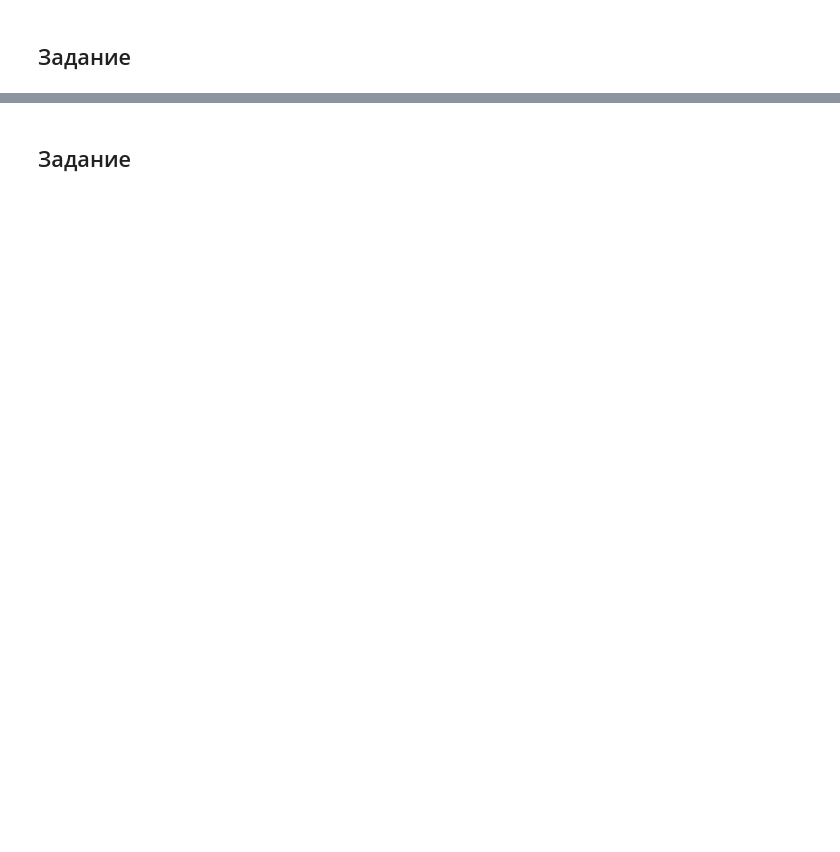
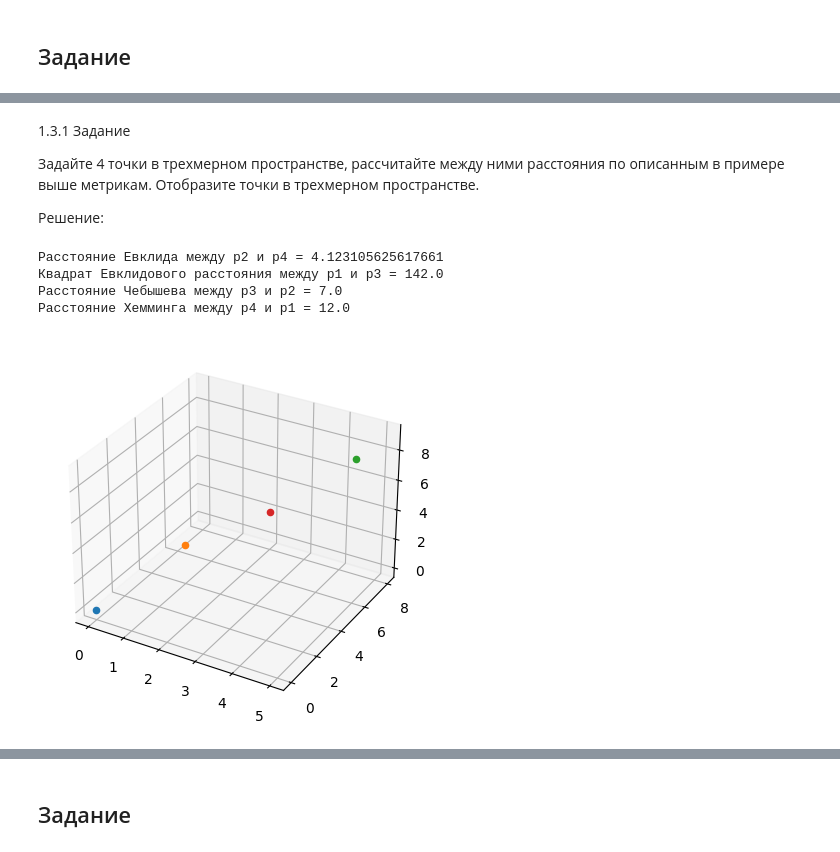
Before and after one commit to AleksUon/Artificial-intelligence-systems, a Jupyter notebook: Рабочая тетрадь 3.ipynb, the cells around one changed output, grey strips where cells are left out. Cells and saved outputs as stored; diff of their text form; code cells hidden in the pictures; blank space fills up the shorter version.

```diff
--- a/Рабочая тетрадь 3.ipynb
+++ b/Рабочая тетрадь 3.ipynb
@@ -657,0 +326,30 @@ plt.show()
+# %% [markdown]
+1.3.1 Задание
+
+Задайте 4 точки в трехмерном пространстве, рассчитайте между ними
+расстояния по описанным в примере выше метрикам. Отобразите точки
+в трехмерном пространстве.
+
+Решение:
+# %%
+fig= plt.figure()
+ax = fig.add_subplot(111, projection = '3d')
+p1 = np.array((0,0,0))
+p2 = np.array((1,4,2))
+p3 = np.array((5,6,9))
+p4 = np.array((2,8,2))
+print("Расстояние Евклида между p2 и p4 =", np.linalg.norm(p2 - p4))
+print("Квадрат Евклидового расстояния между p1 и p3 =", np.linalg.norm(p1 - p3) ** 2)
+print("Расстояние Чебышева между p3 и p2 =", np.linalg.norm(p3 - p2, ord=np.inf))
+print("Расстояние Хемминга между p4 и p1 =", np.linalg.norm(p4 - p1, ord=1))
+ax.scatter(p1[0], p1[1], p1[2])
+ax.scatter(p2[0], p2[1], p2[2])
+ax.scatter(p3[0], p3[1], p3[2])
+ax.scatter(p4[0], p4[1], p4[2])
+plt.show()
+# %% [output]
+Расстояние Евклида между p2 и p4 = 4.123105625617661
+Квадрат Евклидового расстояния между p1 и p3 = 142.0
+Расстояние Чебышева между p3 и p2 = 7.0
+Расстояние Хемминга между p4 и p1 = 12.0
+[figure, added]
```
Also changed, not shown: parts of 93 cells of this notebook, 1 other file.
